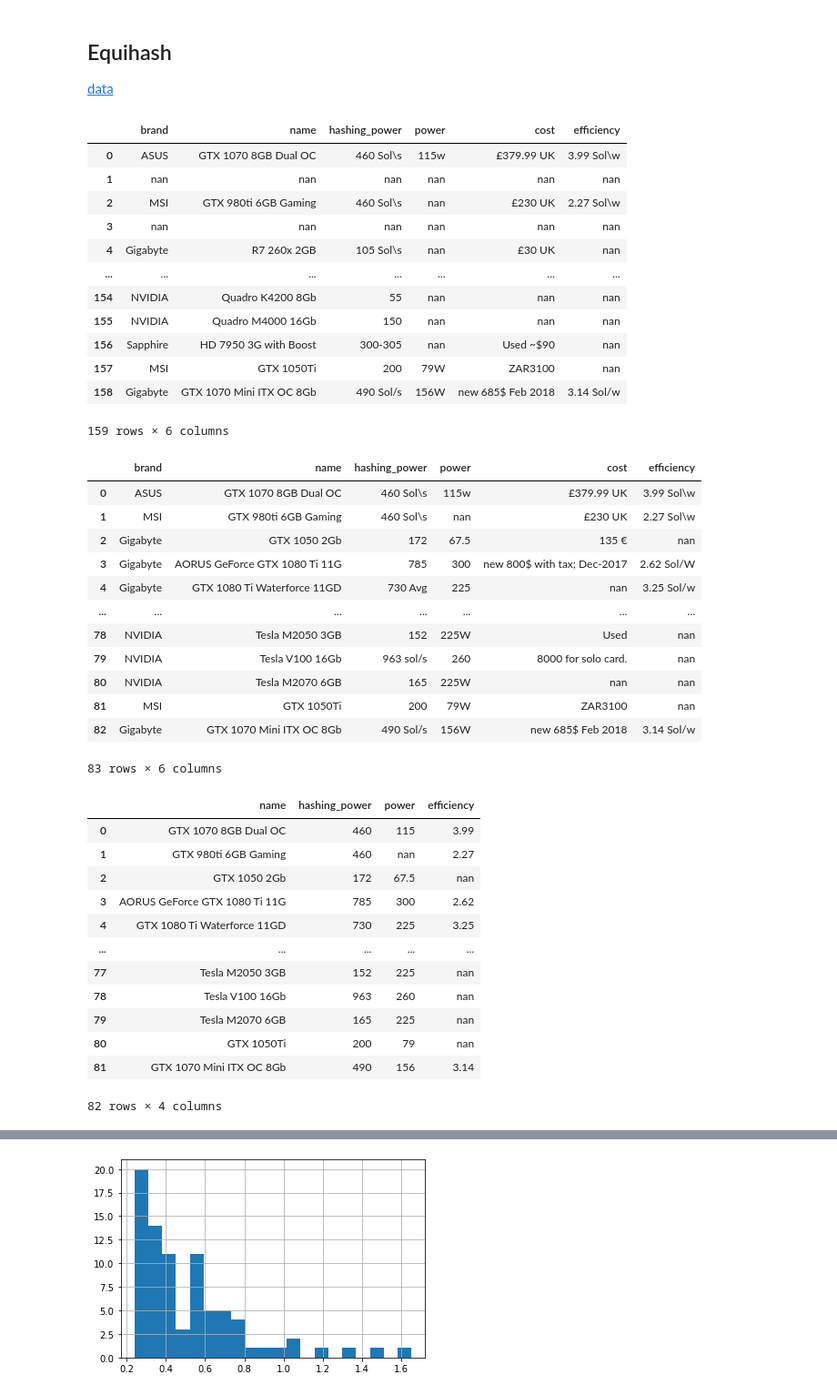
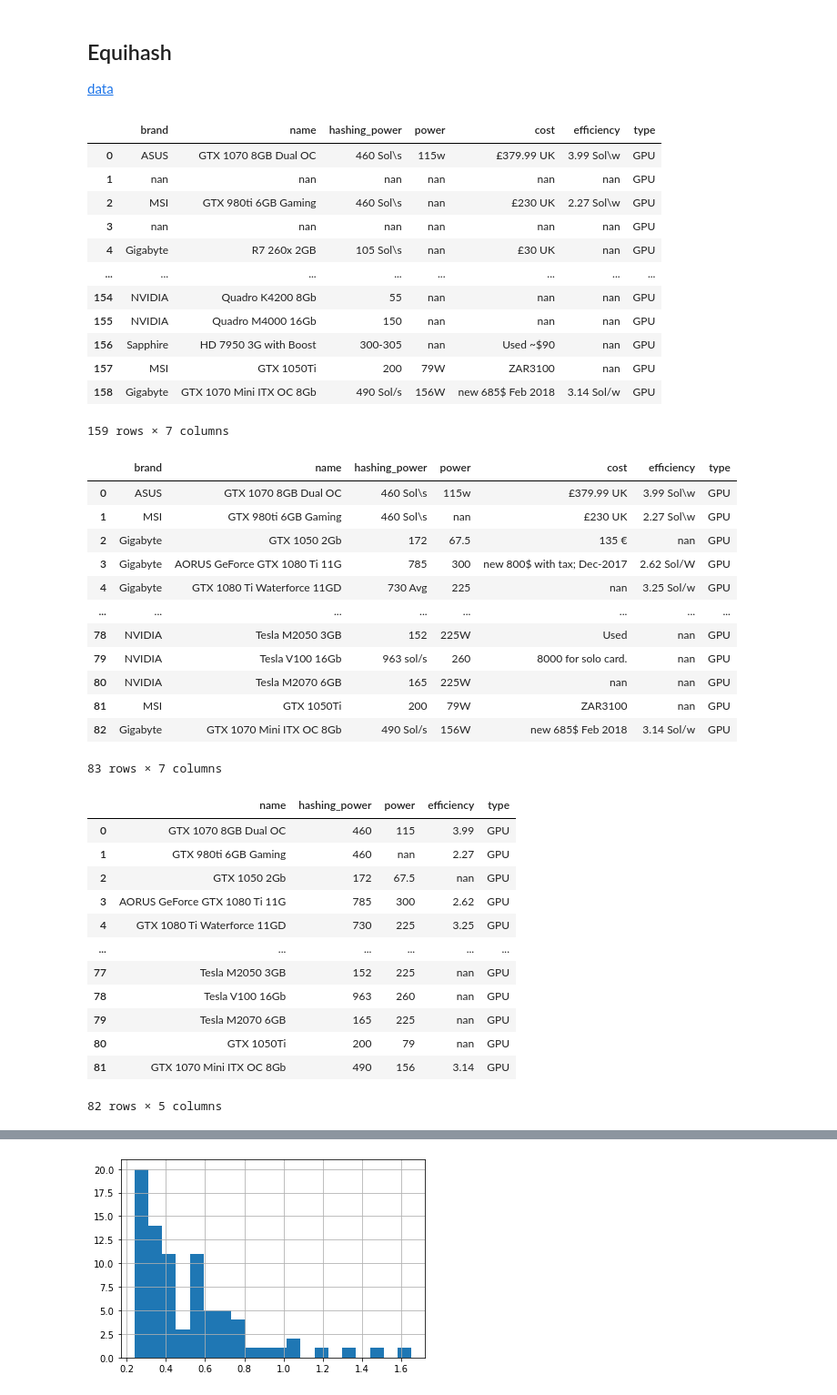
Before and after one commit to Lukasdeloose/sustainable_blockchain, a Jupyter notebook: data_analysis/hardware.ipynb, the cells around one changed output, grey strips where cells are left out. Shown: that part at 91% size. Drawn from its saved outputs; the diff is of its cells as text; code cells hidden in the pictures.

```diff
--- a/data_analysis/hardware.ipynb
+++ b/data_analysis/hardware.ipynb
@@ -102,23 +103,24 @@ ethash.to_csv(DATA_PATH+'ethash_hardware_clean.csv')
 # %%
 equihash = pd.read_csv(DATA_PATH+'equihash_mining_hardware.csv')
 #equihash = equihash.drop(columns=['Core Clock', 'Intensity level', 'Mem Clock', 'Driver', 'info', 'OS', 'Submitted by'])
 equihash = equihash.astype(str)
 equihash = equihash.rename(columns={'Brand': 'brand', 'GPU':'name','Hash Rate': 'hashing_power', 'Watts': 'power', 'Efficiency': 'efficiency', 'Cost': 'cost'})
+equihash['type'] = 'GPU'
 equihash
 # %% [output]
-|  | brand | name | hashing_power | power | cost | efficiency |
-| 0 | ASUS | GTX 1070 8GB Dual OC | 460 Sol\s | 115w | £379.99 UK | 3.99 Sol\w |
-| 1 | nan | nan | nan | nan | nan | nan |
-| 2 | MSI | GTX 980ti 6GB Gaming | 460 Sol\s | nan | £230 UK | 2.27 Sol\w |
-| 3 | nan | nan | nan | nan | nan | nan |
-| 4 | Gigabyte | R7 260x 2GB | 105 Sol\s | nan | £30 UK | nan |
-| ... | ... | ... | ... | ... | ... | ... |
-| 154 | NVIDIA | Quadro K4200 8Gb | 55 | nan | nan | nan |
-| 155 | NVIDIA | Quadro M4000 16Gb | 150 | nan | nan | nan |
-| 156 | Sapphire | HD 7950 3G with Boost | 300-305 | nan | Used ~$90 | nan |
-| 157 | MSI | GTX 1050Ti | 200 | 79W | ZAR3100 | nan |
-| 158 | Gigabyte | GTX 1070 Mini ITX OC 8Gb | 490 Sol/s | 156W | new 685$ Feb 2018 | 3.14 Sol/w |
+|  | brand | name | hashing_power | power | cost | efficiency | type |
+| 0 | ASUS | GTX 1070 8GB Dual OC | 460 Sol\s | 115w | £379.99 UK | 3.99 Sol\w | GPU |
+| 1 | nan | nan | nan | nan | nan | nan | GPU |
+| 2 | MSI | GTX 980ti 6GB Gaming | 460 Sol\s | nan | £230 UK | 2.27 Sol\w | GPU |
+| 3 | nan | nan | nan | nan | nan | nan | GPU |
+| 4 | Gigabyte | R7 260x 2GB | 105 Sol\s | nan | £30 UK | nan | GPU |
+| ... | ... | ... | ... | ... | ... | ... | ... |
+| 154 | NVIDIA | Quadro K4200 8Gb | 55 | nan | nan | nan | GPU |
+| 155 | NVIDIA | Quadro M4000 16Gb | 150 | nan | nan | nan | GPU |
+| 156 | Sapphire | HD 7950 3G with Boost | 300-305 | nan | Used ~$90 | nan | GPU |
+| 157 | MSI | GTX 1050Ti | 200 | 79W | ZAR3100 | nan | GPU |
+| 158 | Gigabyte | GTX 1070 Mini ITX OC 8Gb | 490 Sol/s | 156W | new 685$ Feb 2018 | 3.14 Sol/w | GPU |
-159 rows × 6 columns
+159 rows × 7 columns
 # %%
 for i in range(equihash.shape[0]):
     if equihash.loc[i]["brand"] == 'nan':
@@ -130,19 +132,19 @@ for i in range(equihash.shape[0]):
 equihash = equihash[~((equihash["efficiency"]=='nan') & ((equihash["hashing_power"]=='nan') | (equihash["power"]=='nan')))].reset_index(drop=True)
 equihash
 # %% [output]
-|  | brand | name | hashing_power | power | cost | efficiency |
-| 0 | ASUS | GTX 1070 8GB Dual OC | 460 Sol\s | 115w | £379.99 UK | 3.99 Sol\w |
-| 1 | MSI | GTX 980ti 6GB Gaming | 460 Sol\s | nan | £230 UK | 2.27 Sol\w |
-| 2 | Gigabyte | GTX 1050 2Gb | 172 | 67.5 | 135 € | nan |
-| 3 | Gigabyte | AORUS GeForce GTX 1080 Ti 11G | 785 | 300 | new 800$ with tax; Dec-2017 | 2.62 Sol/W |
-| 4 | Gigabyte | GTX 1080 Ti Waterforce 11GD | 730 Avg | 225 | nan | 3.25 Sol/w |
-| ... | ... | ... | ... | ... | ... | ... |
-| 78 | NVIDIA | Tesla M2050 3GB | 152 | 225W | Used | nan |
-| 79 | NVIDIA | Tesla V100 16Gb | 963 sol/s | 260 | 8000 for solo card. | nan |
-| 80 | NVIDIA | Tesla M2070 6GB | 165 | 225W | nan | nan |
-| 81 | MSI | GTX 1050Ti | 200 | 79W | ZAR3100 | nan |
-| 82 | Gigabyte | GTX 1070 Mini ITX OC 8Gb | 490 Sol/s | 156W | new 685$ Feb 2018 | 3.14 Sol/w |
+|  | brand | name | hashing_power | power | cost | efficiency | type |
+| 0 | ASUS | GTX 1070 8GB Dual OC | 460 Sol\s | 115w | £379.99 UK | 3.99 Sol\w | GPU |
+| 1 | MSI | GTX 980ti 6GB Gaming | 460 Sol\s | nan | £230 UK | 2.27 Sol\w | GPU |
+| 2 | Gigabyte | GTX 1050 2Gb | 172 | 67.5 | 135 € | nan | GPU |
+| 3 | Gigabyte | AORUS GeForce GTX 1080 Ti 11G | 785 | 300 | new 800$ with tax; Dec-2017 | 2.62 Sol/W | GPU |
+| 4 | Gigabyte | GTX 1080 Ti Waterforce 11GD | 730 Avg | 225 | nan | 3.25 Sol/w | GPU |
+| ... | ... | ... | ... | ... | ... | ... | ... |
+| 78 | NVIDIA | Tesla M2050 3GB | 152 | 225W | Used | nan | GPU |
+| 79 | NVIDIA | Tesla V100 16Gb | 963 sol/s | 260 | 8000 for solo card. | nan | GPU |
+| 80 | NVIDIA | Tesla M2070 6GB | 165 | 225W | nan | nan | GPU |
+| 81 | MSI | GTX 1050Ti | 200 | 79W | ZAR3100 | nan | GPU |
+| 82 | Gigabyte | GTX 1070 Mini ITX OC 8Gb | 490 Sol/s | 156W | new 685$ Feb 2018 | 3.14 Sol/w | GPU |
-83 rows × 6 columns
+83 rows × 7 columns
 # %%
 equihash = equihash.set_index(['brand','name']).drop_duplicates().reset_index()
 equihash = equihash.drop(columns=['brand','cost'])
@@ -152,19 +154,19 @@ equihash['efficiency'] = equihash['efficiency'].str.strip('sSoOlL/\\aAvVgGwW')
 equihash['power'] = equihash['power'].str.strip('wW')
 equihash
 # %% [output]
-|  | name | hashing_power | power | efficiency |
-| 0 | GTX 1070 8GB Dual OC | 460 | 115 | 3.99 |
-| 1 | GTX 980ti 6GB Gaming | 460 | nan | 2.27 |
-| 2 | GTX 1050 2Gb | 172 | 67.5 | nan |
-| 3 | AORUS GeForce GTX 1080 Ti 11G | 785 | 300 | 2.62 |
-| 4 | GTX 1080 Ti Waterforce 11GD | 730 | 225 | 3.25 |
-| ... | ... | ... | ... | ... |
-| 77 | Tesla M2050 3GB | 152 | 225 | nan |
-| 78 | Tesla V100 16Gb | 963 | 260 | nan |
-| 79 | Tesla M2070 6GB | 165 | 225 | nan |
-| 80 | GTX 1050Ti | 200 | 79 | nan |
-| 81 | GTX 1070 Mini ITX OC 8Gb | 490 | 156 | 3.14 |
+|  | name | hashing_power | power | efficiency | type |
+| 0 | GTX 1070 8GB Dual OC | 460 | 115 | 3.99 | GPU |
+| 1 | GTX 980ti 6GB Gaming | 460 | nan | 2.27 | GPU |
+| 2 | GTX 1050 2Gb | 172 | 67.5 | nan | GPU |
+| 3 | AORUS GeForce GTX 1080 Ti 11G | 785 | 300 | 2.62 | GPU |
+| 4 | GTX 1080 Ti Waterforce 11GD | 730 | 225 | 3.25 | GPU |
+| ... | ... | ... | ... | ... | ... |
+| 77 | Tesla M2050 3GB | 152 | 225 | nan | GPU |
+| 78 | Tesla V100 16Gb | 963 | 260 | nan | GPU |
+| 79 | Tesla M2070 6GB | 165 | 225 | nan | GPU |
+| 80 | GTX 1050Ti | 200 | 79 | nan | GPU |
+| 81 | GTX 1070 Mini ITX OC 8Gb | 490 | 156 | 3.14 | GPU |
-82 rows × 4 columns
+82 rows × 5 columns
 # %%
 def clean_avg(two_numbers):
     '''
```
Also changed, not shown: parts of 10 cells of this notebook, 6 other files.
